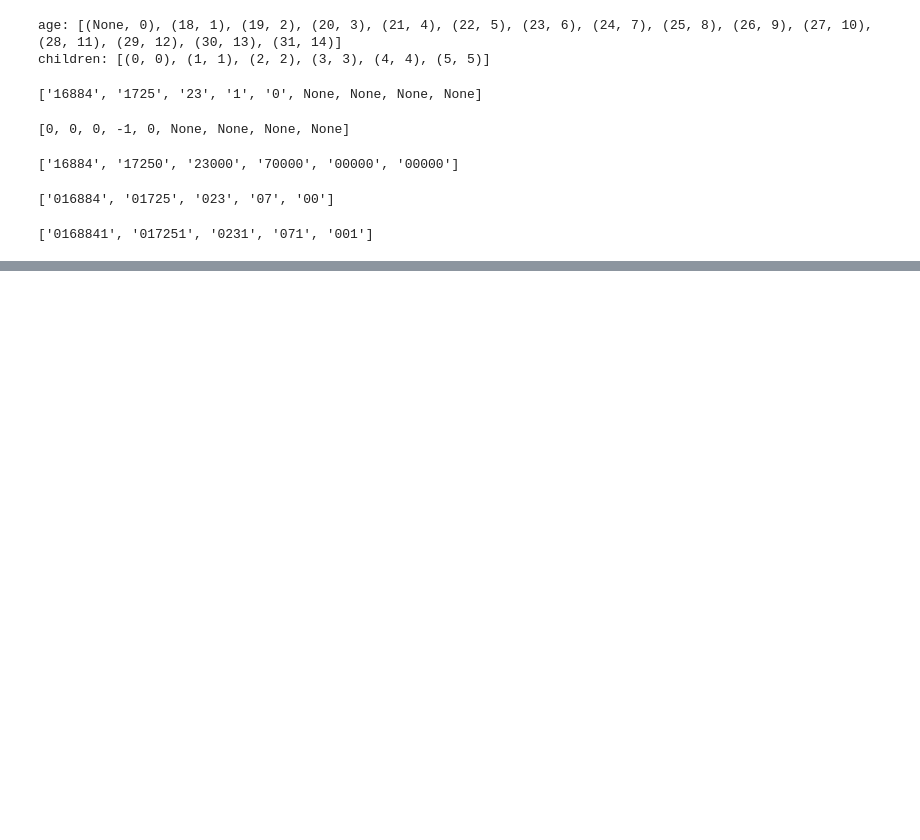
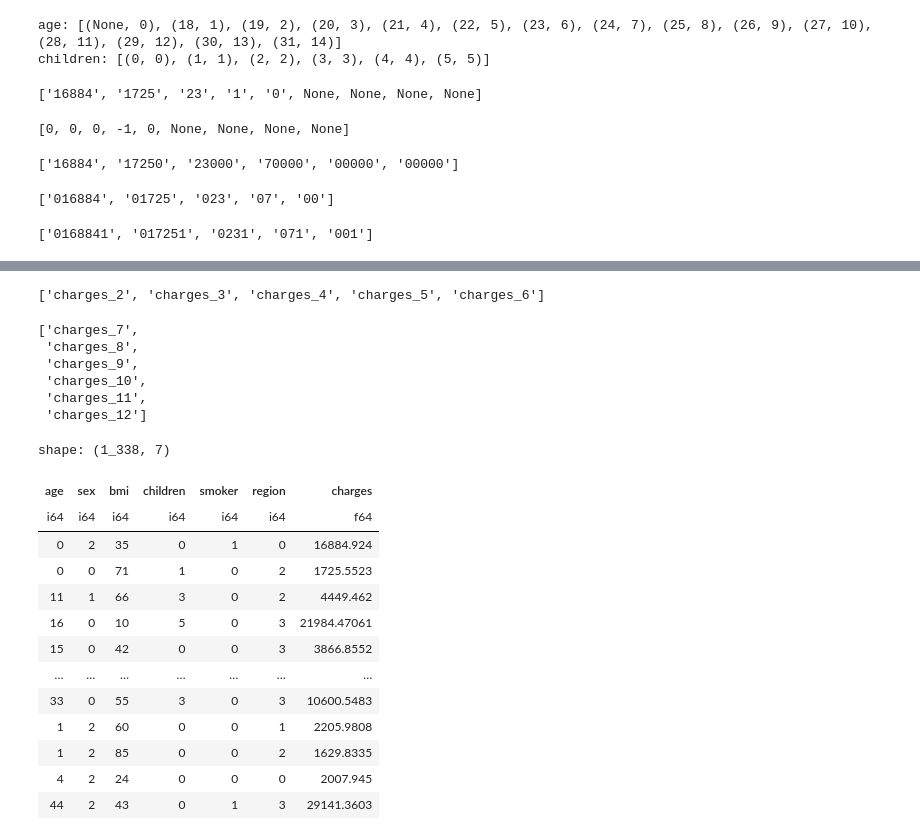
Before and after one commit to rzambrano1/tabular_nn, a Jupyter notebook: notebooks/tabular_argn.ipynb, the cells around one changed output, grey strips where cells are left out. Drawn from its saved outputs; the diff is of its cells as text; code cells hidden in the pictures; blank space fills up the shorter version.

```diff
--- a/notebooks/tabular_argn.ipynb
+++ b/notebooks/tabular_argn.ipynb
@@ -1291,0 +1319,35 @@ n_sub_cols
+# %%
+digit_columns_in_encoding = all_columns_in_encoding[1:(curr_col_encoding[0] + 1)]
+digit_columns_in_encoding
+# %% [output]
+['charges_2', 'charges_3', 'charges_4', 'charges_5', 'charges_6']
+# %%
+decimal_columns_in_encoding = all_columns_in_encoding[curr_col_encoding[1] : -1]
+decimal_columns_in_encoding
+# %% [output]
+['charges_7',
+ 'charges_8',
+ 'charges_9',
+ 'charges_10',
+ 'charges_11',
+ 'charges_12']
+# %%
+decode_numerical_digit(
+        df_pl = insurance_table_test._table,
+        digit_cols = [item[0] for item in insurance_table_test._numerical_digit_columns],
+        digit_encodings = insurance_table_test.numerical_digit_encoding_maps)
+# %% [output]
+shape: (1_338, 7)
+| age | sex | bmi | children | smoker | region | charges |
+| i64 | i64 | i64 | i64 | i64 | i64 | f64 |
+| 0 | 2 | 35 | 0 | 1 | 0 | 16884.924 |
+| 0 | 0 | 71 | 1 | 0 | 2 | 1725.5523 |
+| 11 | 1 | 66 | 3 | 0 | 2 | 4449.462 |
+| 16 | 0 | 10 | 5 | 0 | 3 | 21984.47061 |
+| 15 | 0 | 42 | 0 | 0 | 3 | 3866.8552 |
+| … | … | … | … | … | … | … |
+| 33 | 0 | 55 | 3 | 0 | 3 | 10600.5483 |
+| 1 | 2 | 60 | 0 | 0 | 1 | 2205.9808 |
+| 1 | 2 | 85 | 0 | 0 | 2 | 1629.8335 |
+| 4 | 2 | 24 | 0 | 0 | 0 | 2007.945 |
+| 44 | 2 | 43 | 0 | 1 | 3 | 29141.3603 |
```
Also changed, not shown: parts of 26 cells of this notebook, 2 other files.
